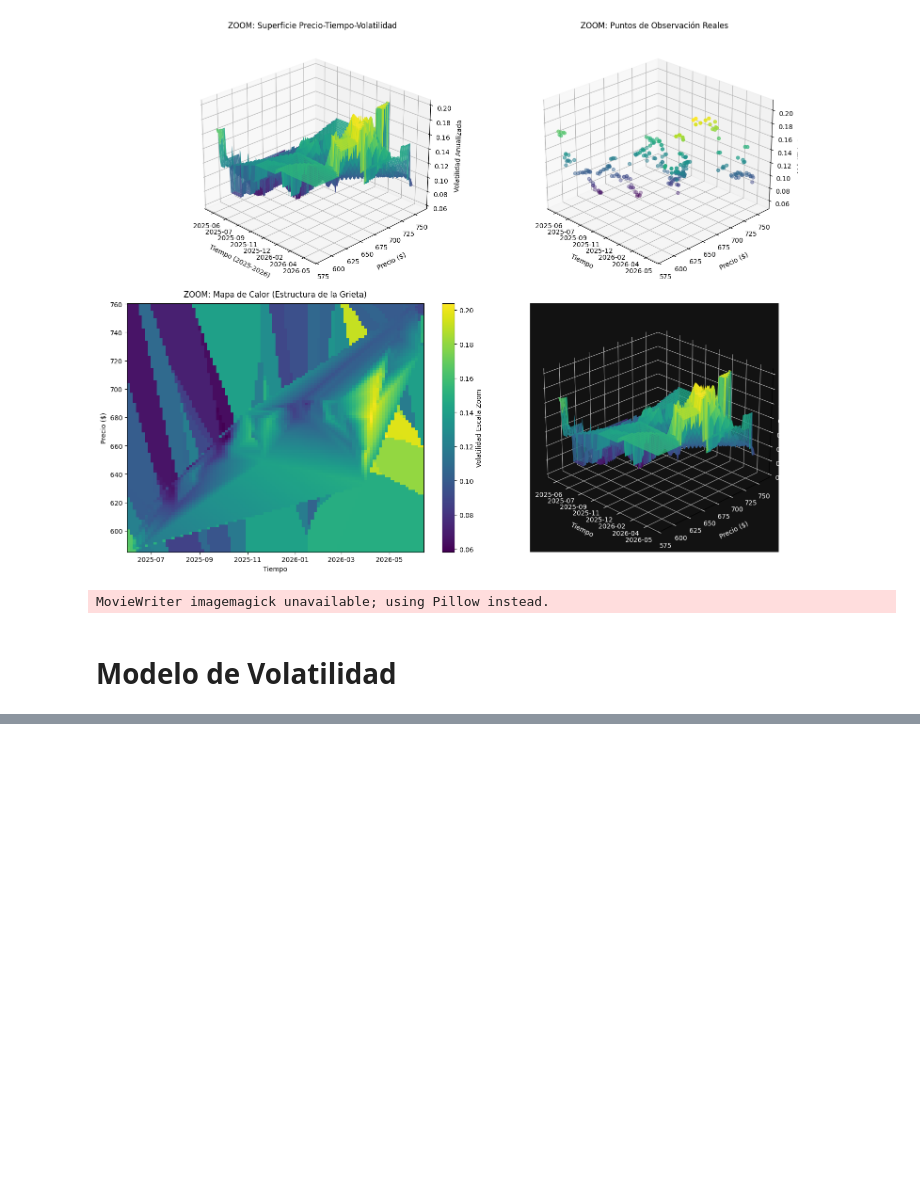
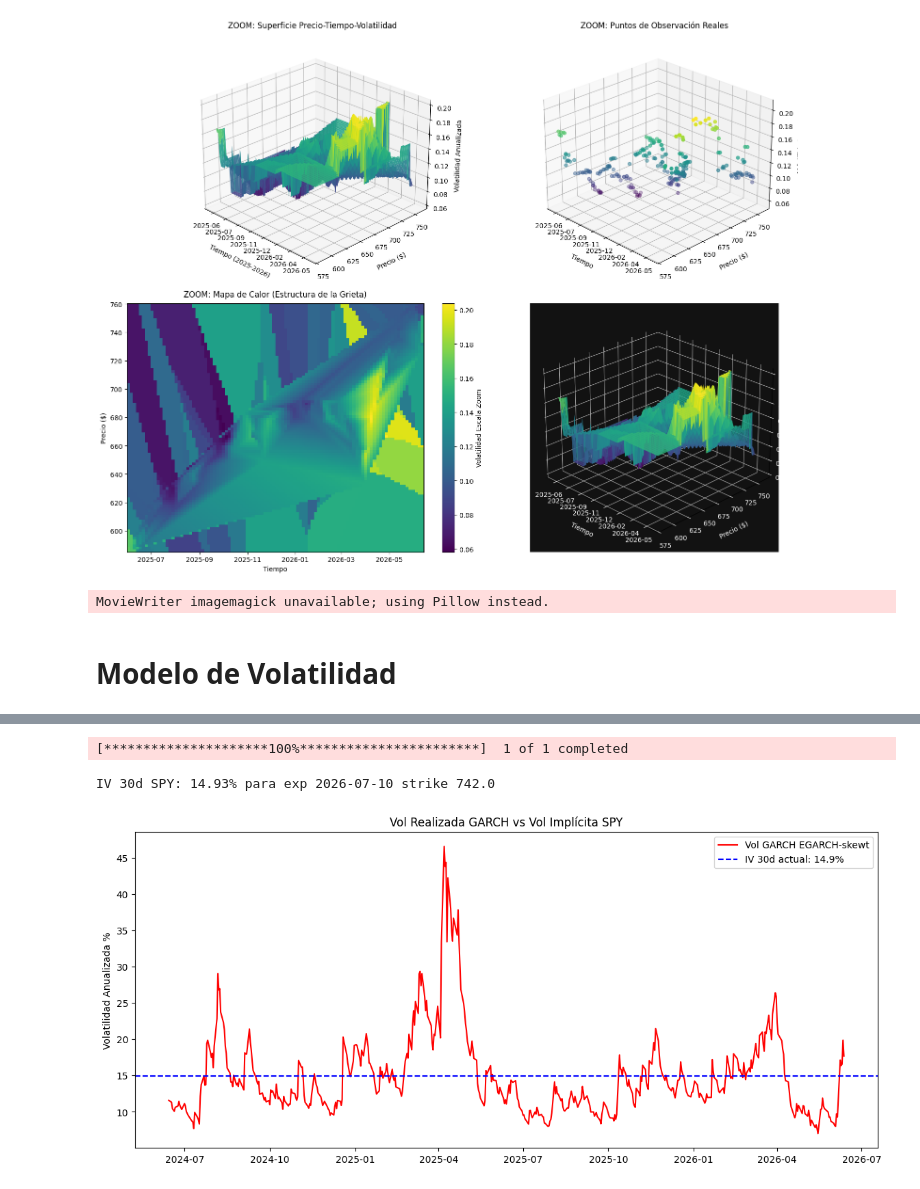
Before and after one commit to Saul-Ochoa/financial-time-series-lab, a Jupyter notebook: 1. Series temporales básicas/Series temporales Volatilidad.ipynb, the cells around one changed output, grey strips where cells are left out. Saved outputs shown, nothing was run; the diff lists cells and outputs as text; code cells hidden in the pictures; blank space fills up the shorter version.

```diff
--- a/1. Series temporales básicas/Series temporales Volatilidad.ipynb
+++ b/1. Series temporales básicas/Series temporales Volatilidad.ipynb
@@ -657,0 +887,50 @@ Distributed: <scipy.stats._distn_infrastructure.rv_continuous_frozen object at 0
+# %%
+vix = yf.download('^VIX', start='2024-01-01')['Close']
+vix_daily = vix / np.sqrt(252) # pasar a vol diaria
+# %% [output]
+[*********************100%***********************]  1 of 1 completed
+# %%
+def get_iv_30d(ticker_sym="SPY"):
+    tk = yf.Ticker(ticker_sym)
+    spot = tk.history(period='1d')['Close'].iloc[-1]
+
+    # Buscar 2 expiraciones: una < 30d, otra > 30d
+    today = pd.Timestamp.today().normalize()
+    exps = pd.to_datetime(tk.options)
+    dte = (exps - today).days
+
+    exp_near = exps[(dte >= 20) & (dte <= 40)].min() # ~30d
+    if pd.isna(exp_near):
+        exp_near = exps.iloc[np.argmin(abs(dte - 30))]
+
+    chain = tk.option_chain(exp_near.strftime('%Y-%m-%d'))
+
+    # Tomar call y put ATM y hacer promedio
+    calls = chain.calls
+    puts = chain.puts
+    strike_atm = calls.iloc[(calls['strike'] - spot).abs().argsort()[:1]]['strike'].values[0]
+
+    iv_call = calls[calls['strike'] == strike_atm]['impliedVolatility'].values[0]
+    iv_put = puts[puts['strike'] == strike_atm]['impliedVolatility'].values[0]
+
+    iv_30d = (iv_call + iv_put) / 2 * 100 # en %
+    return iv_30d, exp_near.date(), strike_atm
+
+iv, fecha_exp, k = get_iv_30d("SPY")
+print(f"IV 30d SPY: {iv:.2f}% para exp {fecha_exp} strike {k}")
+# %% [output]
+IV 30d SPY: 14.93% para exp 2026-07-10 strike 742.0
+# %%
+# Convertir tu EGARCH a anual para comparar con IV
+df['EGARCH_Anual'] = df['EGARCH_skewt_Vol'] * np.sqrt(252)
+
+# Plot
+plt.figure(figsize=(14,6))
+plt.plot(df.index, df['EGARCH_Anual'], label='Vol GARCH EGARCH-skewt', color='red')
+plt.axhline(iv, color='blue', ls='--', label=f'IV 30d actual: {iv:.1f}%')
+plt.title('Vol Realizada GARCH vs Vol Implícita SPY')
+plt.ylabel('Volatilidad Anualizada %')
+plt.legend()
+plt.show()
+# %% [output]
+[figure, added]
```
Also changed, not shown: parts of 25 cells of this notebook.
